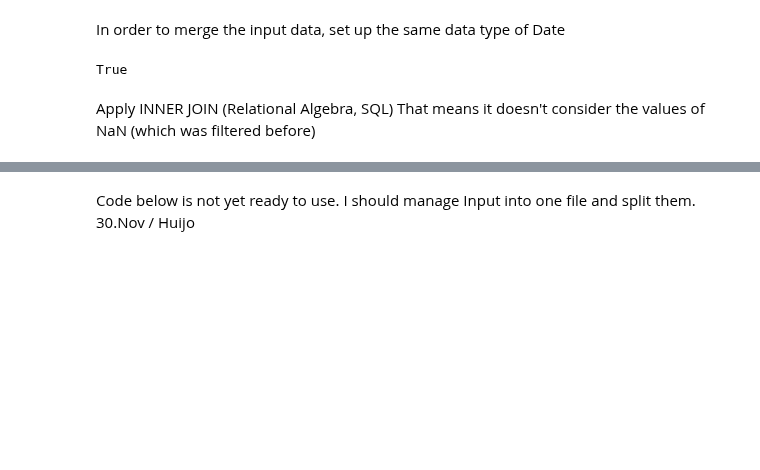
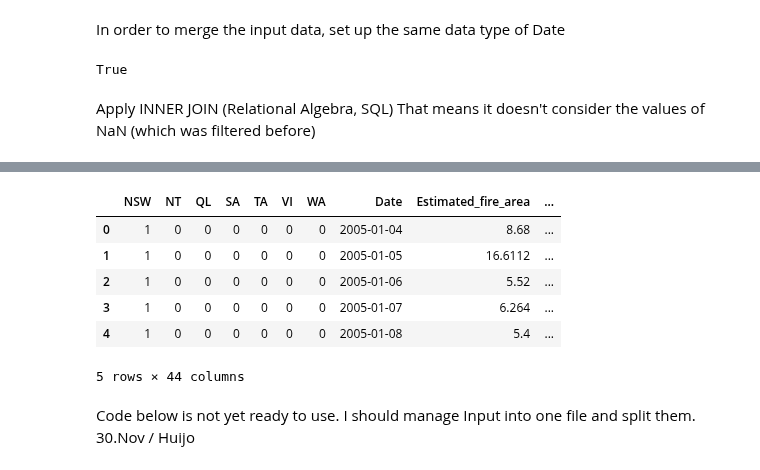
Before and after one commit to ccomkhj/Spot-Challenge-Wildfires, a Jupyter notebook: main/data_process.ipynb, the cells around one changed output, grey strips where cells are left out. Cells and saved outputs as stored; diff of their text form; code cells hidden in the pictures; blank space fills up the shorter version.

```diff
--- a/main/data_process.ipynb
+++ b/main/data_process.ipynb
@@ -974,6 +958,28 @@ Input
 # %%
 label = Input.Estimated_fire_area
 train = Input.drop(columns='Estimated_fire_area')
+# %%
+def decomposite_Date(df, column_name = 'Date'):
+    import datetime as dt
+    first_date = df[column_name].iloc[0]
+    df['Year'] = pd.DatetimeIndex(df[column_name]).year
+    df['Month'] = pd.DatetimeIndex(df[column_name]).month
+    df['Days_from_start'] = (df[column_name] - first_date).dt.total_seconds()/86400
+    df['Days_this_year'] = df[column_name].dt.dayofyear
+    df['Days_cos'] = np.cos(2*np.pi*df['Days_this_year']/366)
+    return df
+# %%
+Input_decomDate = Input.copy()
+Input_decomDate = decomposite_Date(Input_decomDate)
+Input_decomDate.head()
+# %% [output]
+|  | NSW | NT | QL | SA | TA | VI | WA | Date | Estimated_fire_area | ... |
+| 0 | 1 | 0 | 0 | 0 | 0 | 0 | 0 | 2005-01-04 | 8.68 | ... |
+| 1 | 1 | 0 | 0 | 0 | 0 | 0 | 0 | 2005-01-05 | 16.6112 | ... |
+| 2 | 1 | 0 | 0 | 0 | 0 | 0 | 0 | 2005-01-06 | 5.52 | ... |
+| 3 | 1 | 0 | 0 | 0 | 0 | 0 | 0 | 2005-01-07 | 6.264 | ... |
+| 4 | 1 | 0 | 0 | 0 | 0 | 0 | 0 | 2005-01-08 | 5.4 | ... |
+5 rows × 44 columns
 # %% [markdown]
 Code below is not yet ready to use.
 I should manage Input into one file and split them. 30.Nov / Huijo
```
Also changed, not shown: parts of 6 cells of this notebook, 1 other file.
